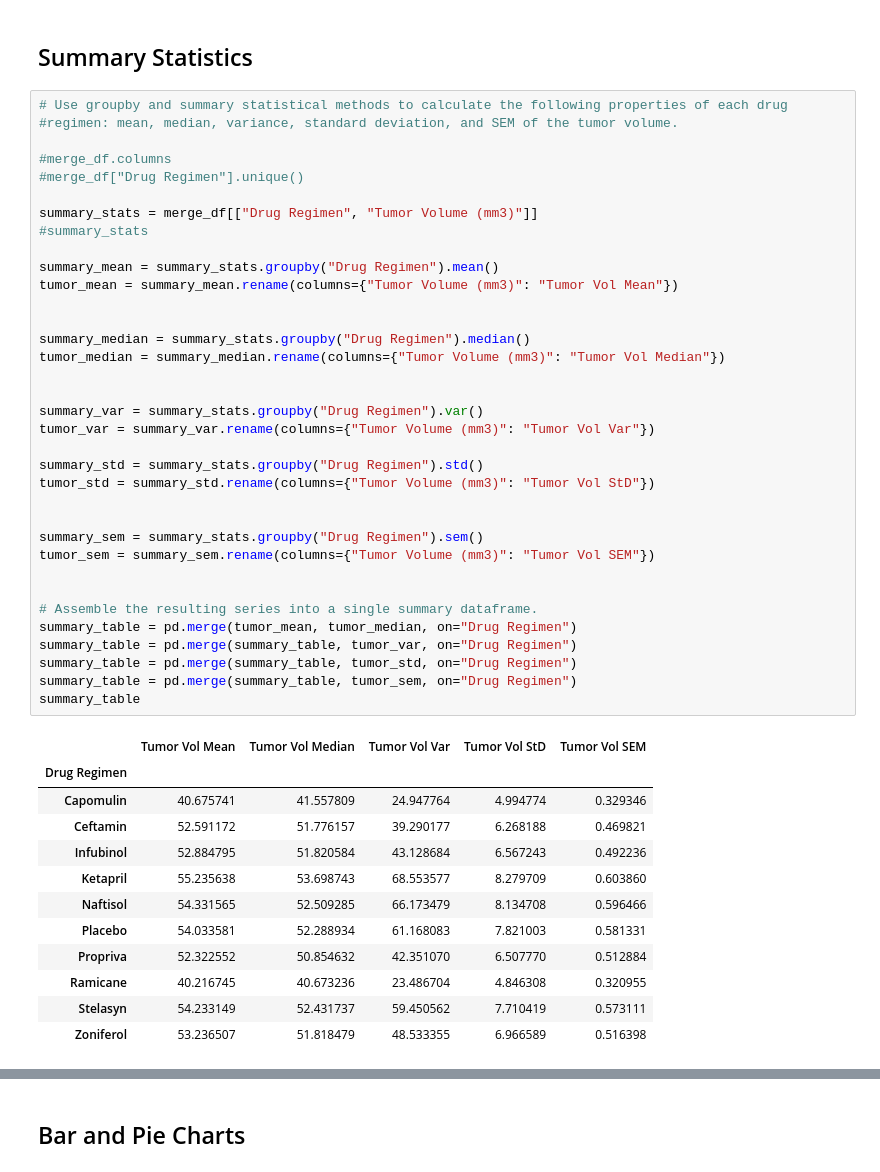
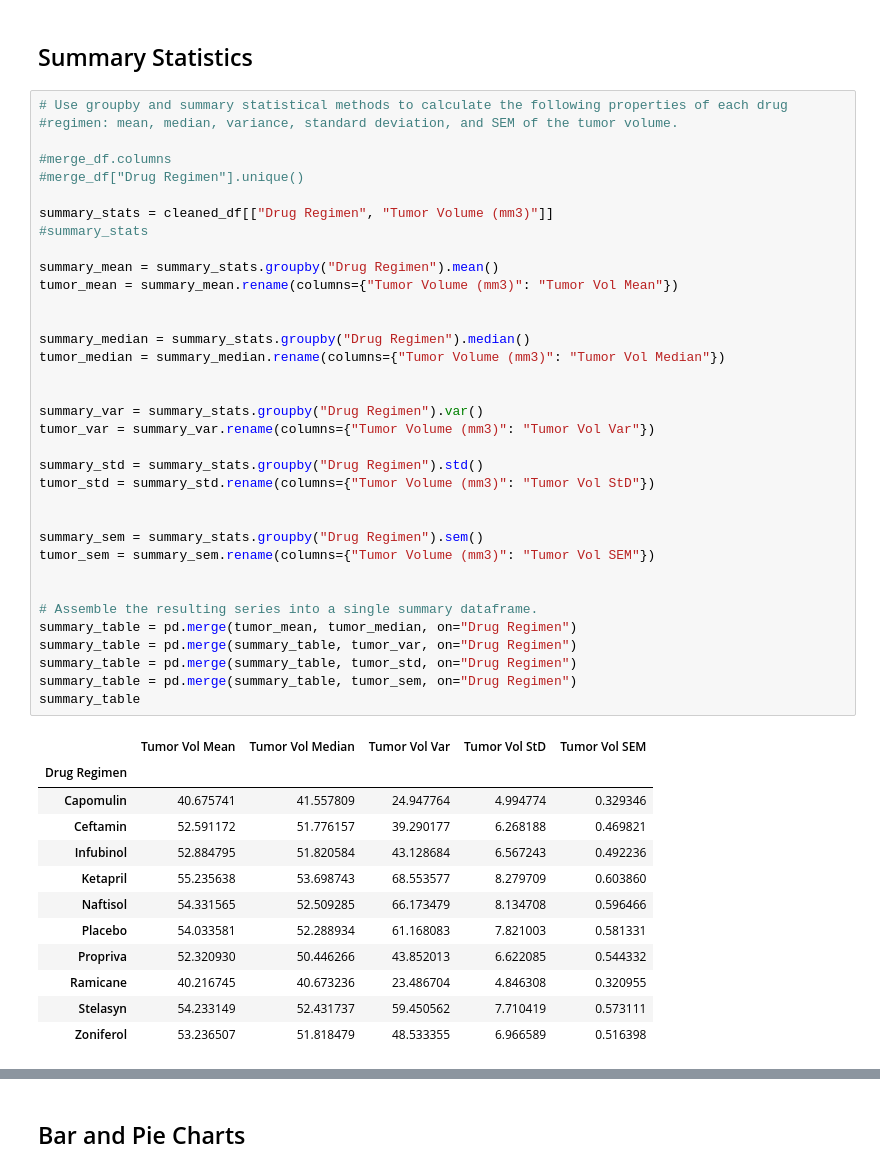
Before and after one commit to HopeNeely/matplotlib-challenge, a Jupyter notebook: pymaceuticals.ipynb, the cells around one changed output, grey strips where cells are left out. Cells and saved outputs as stored; diff of their text form.

```diff
--- a/pymaceuticals.ipynb
+++ b/pymaceuticals.ipynb
@@ -55,7 +55,7 @@ len(cleaned_df['Mouse ID'].value_counts())
 #merge_df.columns
 #merge_df["Drug Regimen"].unique()
 
-summary_stats = merge_df[["Drug Regimen", "Tumor Volume (mm3)"]]
+summary_stats = cleaned_df[["Drug Regimen", "Tumor Volume (mm3)"]]
 #summary_stats
 
 summary_mean = summary_stats.groupby("Drug Regimen").mean()
@@ -65,34 +65,34 @@ tumor_mean = summary_mean.rename(columns={"Tumor Volume (mm3)": "Tumor Vol Mean"
 summary_median = summary_stats.groupby("Drug Regimen").median()
 tumor_median = summary_median.rename(columns={"Tumor Volume (mm3)": "Tumor Vol Median"})
 
 
 summary_var = summary_stats.groupby("Drug Regimen").var()
 tumor_var = summary_var.rename(columns={"Tumor Volume (mm3)": "Tumor Vol Var"})
 
 summary_std = summary_stats.groupby("Drug Regimen").std()
 tumor_std = summary_std.rename(columns={"Tumor Volume (mm3)": "Tumor Vol StD"})
 
 
 summary_sem = summary_stats.groupby("Drug Regimen").sem()
 tumor_sem = summary_sem.rename(columns={"Tumor Volume (mm3)": "Tumor Vol SEM"})
 
 
 # Assemble the resulting series into a single summary dataframe.
 summary_table = pd.merge(tumor_mean, tumor_median, on="Drug Regimen")
 summary_table = pd.merge(summary_table, tumor_var, on="Drug Regimen")
 summary_table = pd.merge(summary_table, tumor_std, on="Drug Regimen")
 summary_table = pd.merge(summary_table, tumor_sem, on="Drug Regimen")
 summary_table
 # %% [output]
 |  | Tumor Vol Mean | Tumor Vol Median | Tumor Vol Var | Tumor Vol StD | Tumor Vol SEM |
 | Drug Regimen |  |  |  |  |  |
 | Capomulin | 40.675741 | 41.557809 | 24.947764 | 4.994774 | 0.329346 |
 | Ceftamin | 52.591172 | 51.776157 | 39.290177 | 6.268188 | 0.469821 |
 | Infubinol | 52.884795 | 51.820584 | 43.128684 | 6.567243 | 0.492236 |
 | Ketapril | 55.235638 | 53.698743 | 68.553577 | 8.279709 | 0.603860 |
 | Naftisol | 54.331565 | 52.509285 | 66.173479 | 8.134708 | 0.596466 |
 | Placebo | 54.033581 | 52.288934 | 61.168083 | 7.821003 | 0.581331 |
-| Propriva | 52.322552 | 50.854632 | 42.351070 | 6.507770 | 0.512884 |
+| Propriva | 52.320930 | 50.446266 | 43.852013 | 6.622085 | 0.544332 |
 | Ramicane | 40.216745 | 40.673236 | 23.486704 | 4.846308 | 0.320955 |
 | Stelasyn | 54.233149 | 52.431737 | 59.450562 | 7.710419 | 0.573111 |
 | Zoniferol | 53.236507 | 51.818479 | 48.533355 | 6.966589 | 0.516398 |
```
Also changed, not shown: parts of 5 cells of this notebook.
